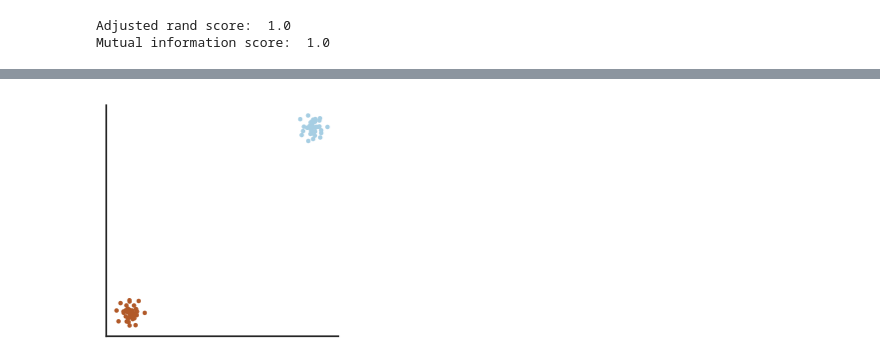
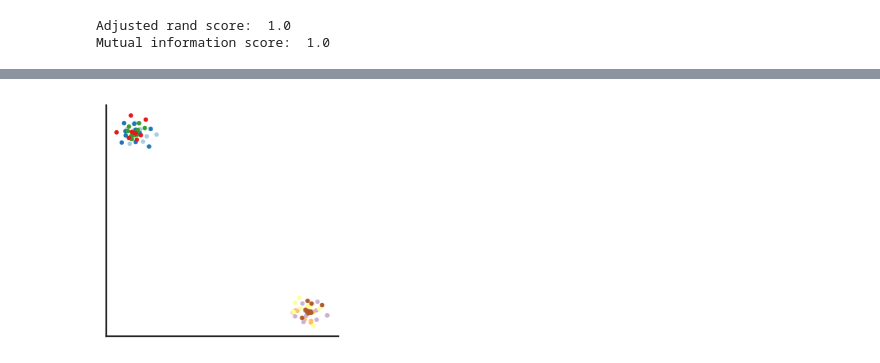
Before and after one commit to donghyunkm/cciGraphs, a Jupyter notebook: notebooks/49_simulations.ipynb, the cells around one changed output, grey strips where cells are left out. Cells and saved outputs as stored; diff of their text form; code cells hidden in the pictures.

```diff
--- a/notebooks/49_simulations.ipynb
+++ b/notebooks/49_simulations.ipynb
@@ -56,11 +55,11 @@ for the 2 communication channel:
 # %%
 # Get node x node graphs from all channels
 
-A_list = []
+adj_list = []
 block_labels_list = []
 for i in range(C.n_channels):
     node_labels, A = C.get_sample_adj(A_ch[i])
-    A_list.append(A)
+    adj_list.append(A)
     block_labels_list.append(C.get_block_labels(b_ch[i]))
     A = pd.DataFrame(A, index=node_labels, columns=node_labels)
 
@@ -92,12 +91,25 @@ print("Mutual information score: ", mutal_info_score)
 # %% [output]
 Adjusted rand score:  1.0
 Mutual information score:  1.0
-# %%
-# Use Node2Vec to identify distinct connected components
-
-# Get edge index from node x node adjacency matrix
-adj = torch.tensor(A_list[0], dtype=torch.long)
-edge_index = adj.nonzero().t().contiguous()
+# %%
+# Use Node2Vec to identify distinct connected components
+
+# Generate 3 node x node adjacency matrices
+block_member_list = [{0: ['a', 'b', 'c', 'd'], 1: ['e', 'f', 'g', 'h']},
+                    {0: ['a', 'b', 'g', 'h'], 1: ['e', 'f', 'c', 'd']},
+                    {0: ['a', 'c', 'e', 'h'], 1: ['b', 'd', 'f', 'g']}]
+
+# Get edge index and node labels from node x node adjacency matrix
+
+edge_index_list = []
+node_labels_list = []
+for i in range(len(block_member_list)):
+    block_members, A_df = C.make_adj(block_member_list[i])
+    node_labels, adj = C.get_sample_adj(A_df)
+    adj = torch.tensor(adj, dtype=torch.long)
+    edge_index = adj.nonzero().t().contiguous()
+    edge_index_list.append(edge_index)
+    node_labels_list.append(node_labels)
 # %%
 # Node2vec parameters
 p=1.0
@@ -111,7 +123,7 @@ batch_size=128
 num_negative_samples=1
 # %%
 # Node2vec model, optimizer, and loader
-model = Node2Vec(edge_index, embedding_dim=embedding_dim, walk_length=walk_length,
+model = Node2Vec(edge_index_list[0], embedding_dim=embedding_dim, walk_length=walk_length,
         context_size=context_size, walks_per_node=walks_per_node,
         num_negative_samples=num_negative_samples, p=p, q=q, sparse=True)
 
@@ -153,6 +154,8 @@ Epoch: 499, Loss: 1.0905
 # %%
 # Plot embeddings (color corresponds to assigned connected component)
 
-showplot(embedding=model().detach(), color=block_labels_list[0])
+embedding1 = model().detach()
+
+showplot(embedding=embedding1, color=[ord(x) for x in node_labels_list[0]])
 # %% [output]
-[figure, old version]
+[figure, new version]
```
Also changed, not shown: parts of 7 cells of this notebook.
